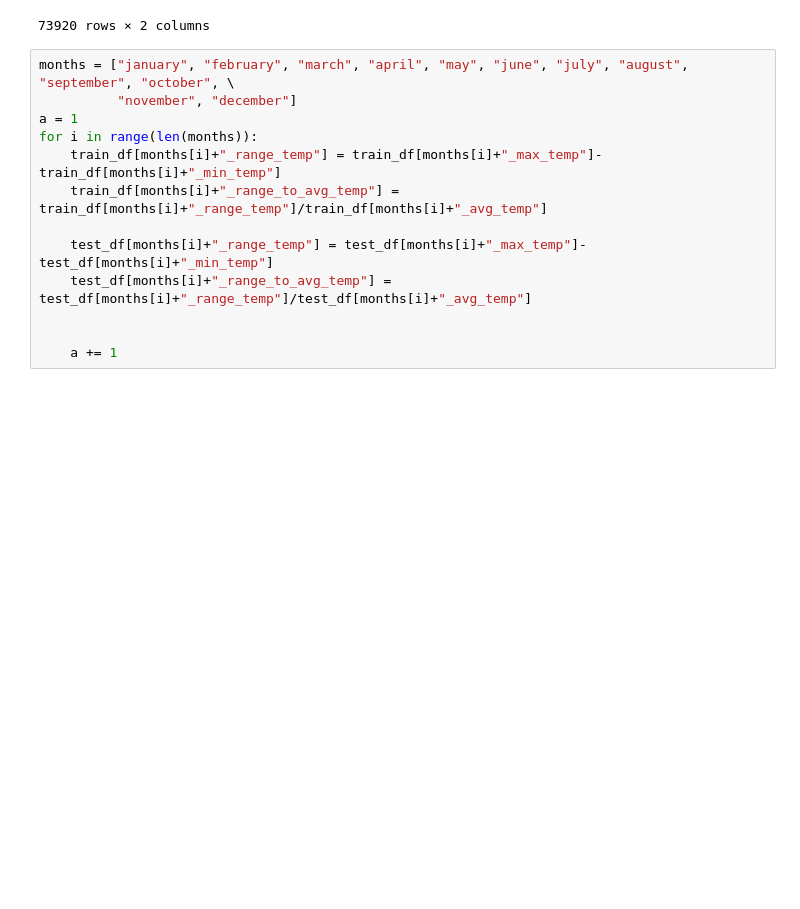
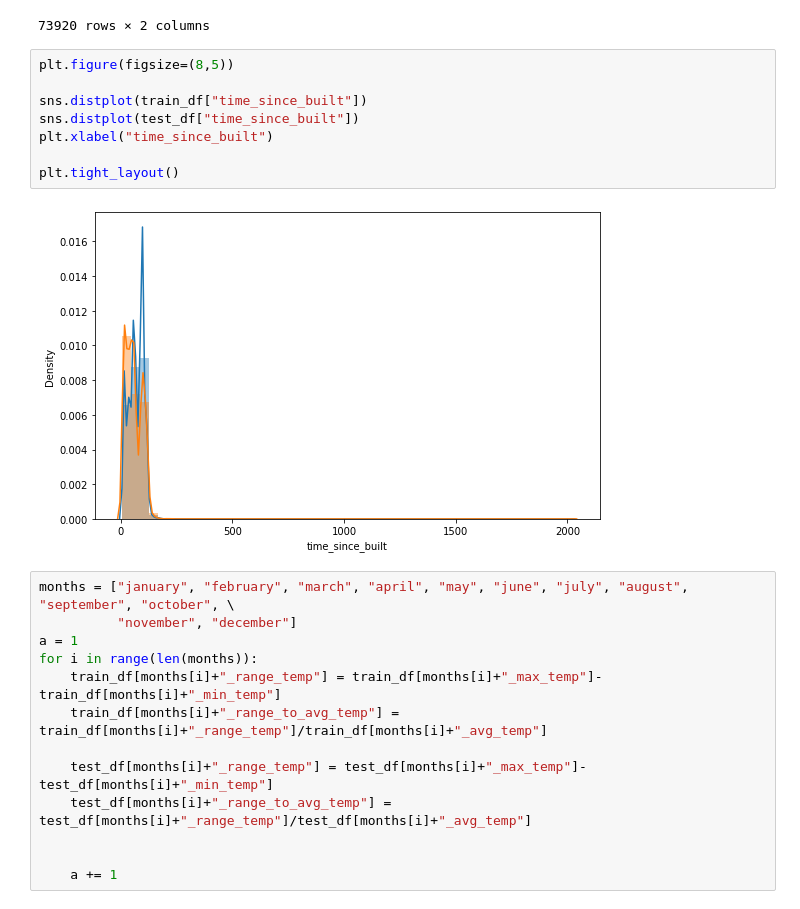
Before and after one commit to rebecca-burwei/wids-datathon-2022, a Jupyter notebook: notebooks/Climate_Data_WiDS_2022.ipynb, the cells around one changed output. Cells and saved outputs as stored; diff of their text form; blank space fills up the shorter version.

```diff
--- a/notebooks/Climate_Data_WiDS_2022.ipynb
+++ b/notebooks/Climate_Data_WiDS_2022.ipynb
@@ -371,6 +359,16 @@ train_df[["year_built", "time_since_built"]]
 | 75755 | 2012.0 | 10.0 |
 | 75756 | 1974.0 | 48.0 |
 73920 rows × 2 columns
+# %%
+plt.figure(figsize=(8,5))
+
+sns.distplot(train_df["time_since_built"])
+sns.distplot(test_df["time_since_built"])
+plt.xlabel("time_since_built")
+
+plt.tight_layout()
+# %% [output]
+[figure, added]
 # %%
 months = ["january", "february", "march", "april", "may", "june", "july", "august", "september", "october", \
           "november", "december"]
```
Also changed, not shown: parts of 43 cells of this notebook.
